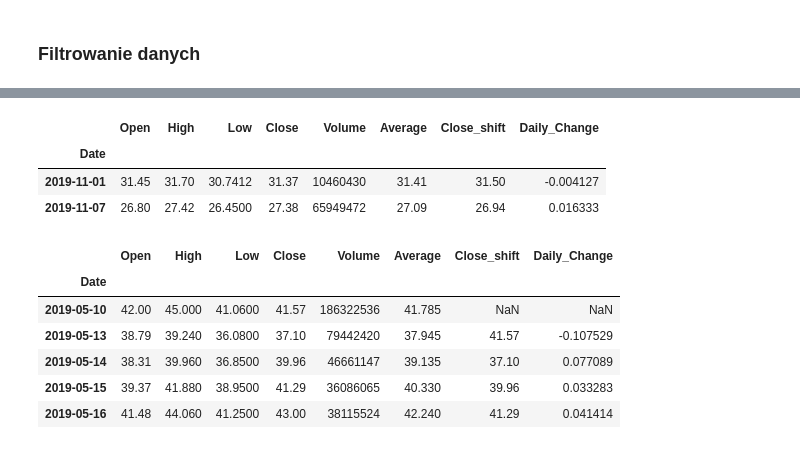
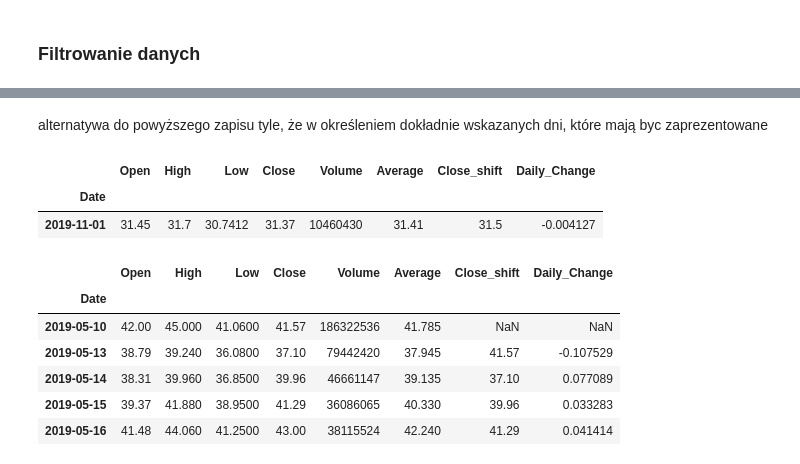
Before and after one commit to PiKoz360/test_ml, a Jupyter notebook: 02_analiza_danych/02_dane_gieldowe.ipynb, the cells around one changed output, grey strips where cells are left out. Saved outputs shown, nothing was run; the diff lists cells and outputs as text; code cells hidden in the pictures.

```diff
--- a/02_analiza_danych/02_dane_gieldowe.ipynb
+++ b/02_analiza_danych/02_dane_gieldowe.ipynb
@@ -38,5 +40,5 @@ Pandas: 0.25.3
 # %%
-def fetch_financial_data(company='AMZN'):
+def fetch_financial_data(company='AAPL'):
     """Pobiera dane dotyczące notowań spółek na giełdzie według symboli
     na serwisie stooq.pl"""
     import pandas_datareader.data as web
@@ -657,10 +715,11 @@ df[(df.index >= '2019-11-01') & (df.index < '2019-11-15')]
+# %% [markdown]
+alternatywa do powyższego zapisu tyle, że w określeniem dokładnie wskazanych dni, które mają byc zaprezentowane
 # %%
-df[(df.index == '2019-11-01') | (df.index == '2019-11-07')]
+df[(df.index == '2019-11-01') | (df.index == '2020-11-07')]
 # %% [output]
 |  | Open | High | Low | Close | Volume | Average | Close_shift | Daily_Change |
 | Date |  |  |  |  |  |  |  |  |
-| 2019-11-01 | 31.45 | 31.70 | 30.7412 | 31.37 | 10460430 | 31.41 | 31.50 | -0.004127 |
-| 2019-11-07 | 26.80 | 27.42 | 26.4500 | 27.38 | 65949472 | 27.09 | 26.94 | 0.016333 |
+| 2019-11-01 | 31.45 | 31.7 | 30.7412 | 31.37 | 10460430 | 31.41 | 31.5 | -0.004127 |
 # %%
 df
 # %% [output]
```
Also changed, not shown: parts of 65 cells of this notebook.
